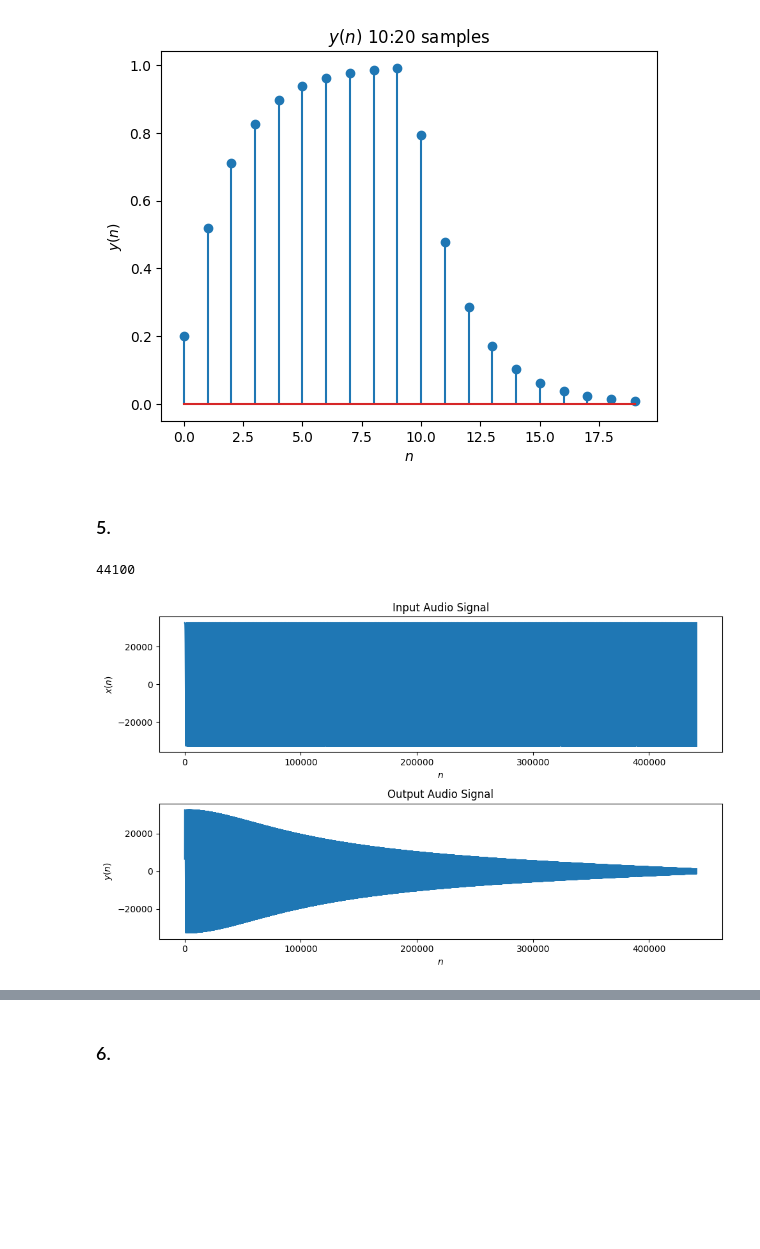
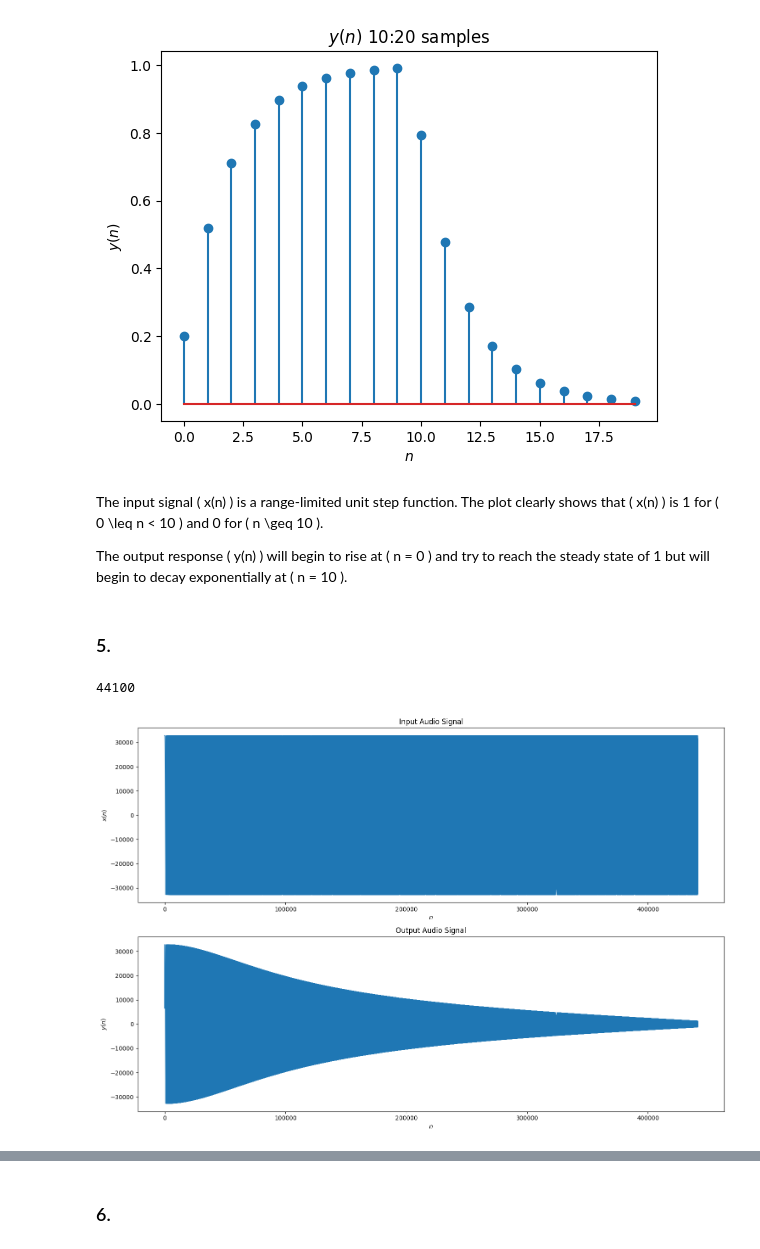
Before and after one commit to GrahamPellegrini/DSP-Labs, a Jupyter notebook: practical-2/cce3206-practical-2.ipynb, the cells around one changed output, grey strips where cells are left out. Saved outputs shown, nothing was run; the diff lists cells and outputs as text; code cells hidden in the pictures; blank space fills up the shorter version.

Commit message:
Write up missing Q8

```diff
--- a/practical-2/cce3206-practical-2.ipynb
+++ b/practical-2/cce3206-practical-2.ipynb
@@ -116,36 +143,42 @@ plt.show()
 # %% [output]
 [figure]
 [figure]
+# %% [markdown]
+The input signal \( x(n) \) is a range-limited unit step function. The plot clearly shows that \( x(n) \) is 1 for \( 0 \leq n < 10 \) and 0 for \( n \geq 10 \).
+
+The output response \( y(n) \) will begin to rise at \( n = 0 \) and try to reach the steady state of 1 but will begin to decay exponentially at \( n = 10 \).
 # %% [markdown]
 ### 5.
 # %%
+# (a) Read the input sequence from the file tones.wav
 from scipy.io import wavfile
+# scipy.io's wavfile.read() function gives us the sampling frequency and the audio signal samples
 [fs, x] = wavfile.read('files/tones.wav')
 print(fs)
 
-# (b) Filter the audio using the filter from Task 1
+# (b) Filter the input audio using the filter from Task 1
 y = filter(x)
 
 # (c) Save the output
-wavfile.write('output_tones.wav', fs, y.astype(np.int16))
+wavfile.write('files/output_tones.wav', fs, y)
 
 # (d) Plot the input and output waveforms for comparison
-fig, ax = plt.subplots(2, 1, figsize=(10, 6))
+fig, ax = plt.subplots(2, 1, figsize=(15, 10))
 
 n = np.arange(len(x))
 ax[0].plot(n, x)
 ax[0].set_title('Input Audio Signal')
 ax[0].set_xlabel('$n$')
 ax[0].set_ylabel('$x(n)$')
 
 n = np.arange(len(y))
 ax[1].plot(n, y)
 ax[1].set_title('Output Audio Signal')
 ax[1].set_xlabel('$n$')
 ax[1].set_ylabel('$y(n)$')
 
 plt.tight_layout()
 plt.show()
 # %% [output]
 44100
-[figure, old version]
+[figure, new version]
```
Also changed, not shown: parts of 13 cells of this notebook, 1 other file.
